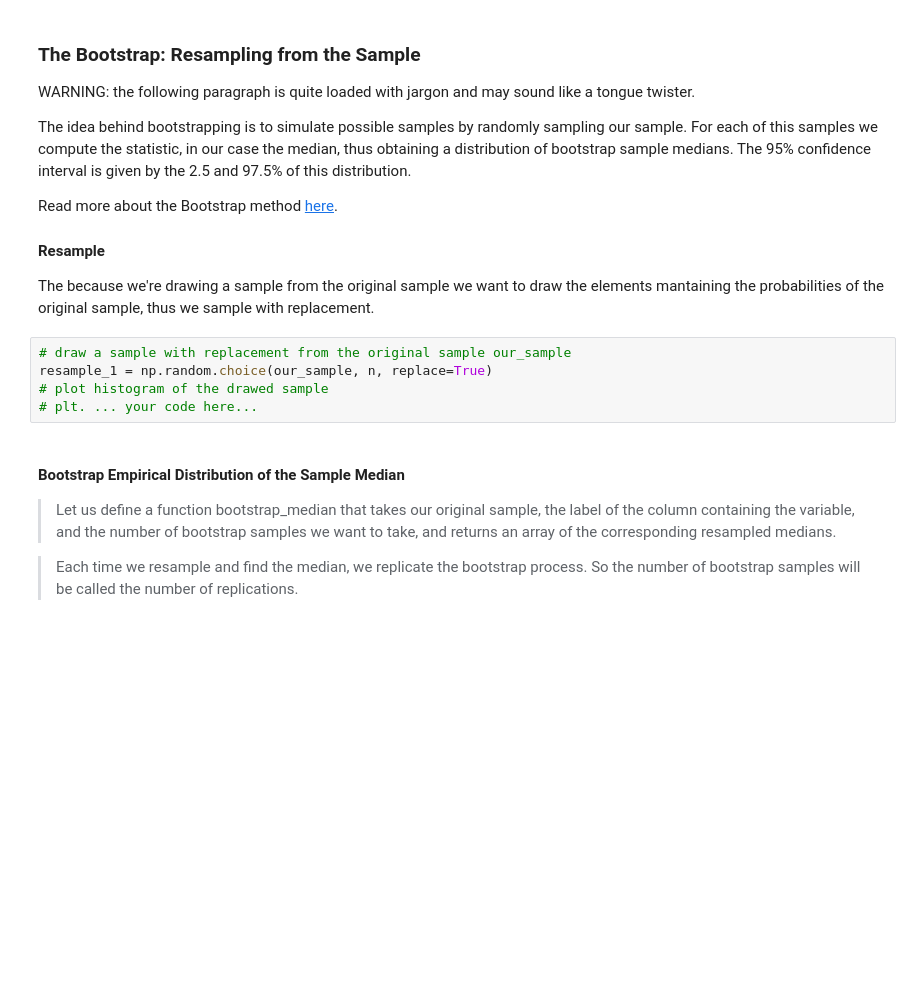
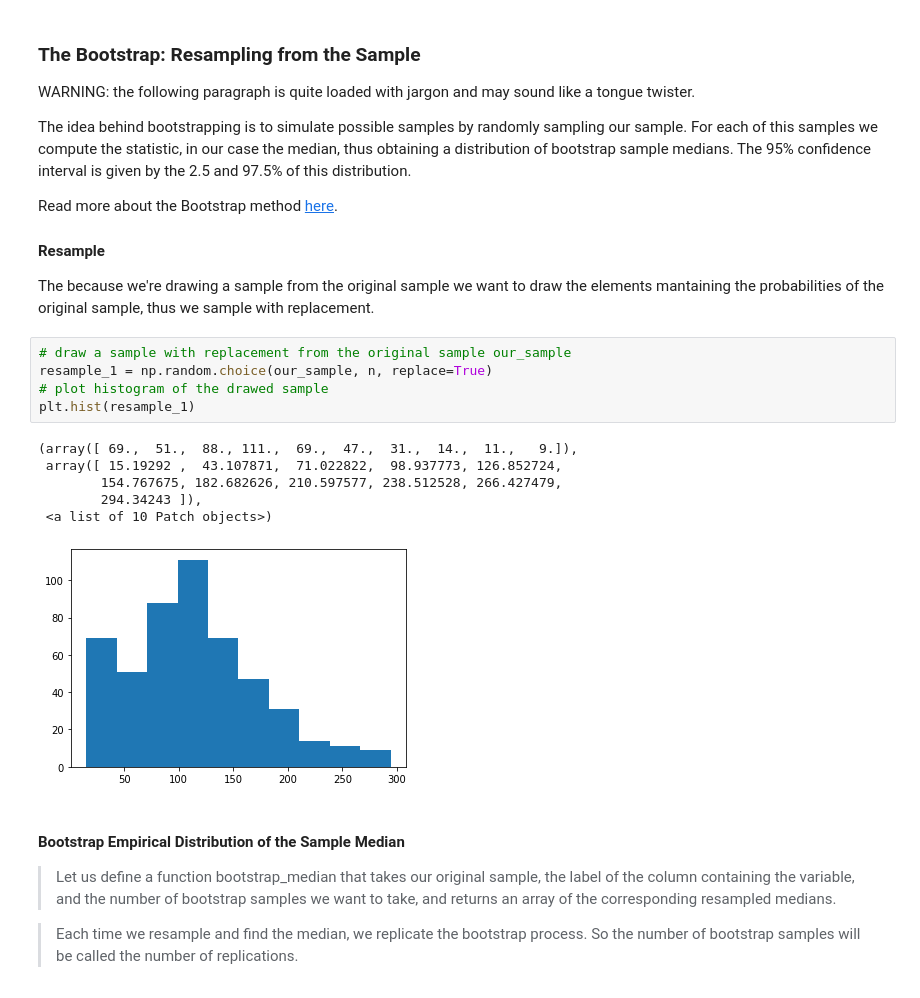
Before and after one commit to IsHaltEchtSo/LU_Stat, a Jupyter notebook: week2/week2_income_distribution-SF2015.ipynb, the cells around one changed output. Cells and saved outputs as stored; diff of their text form; blank space fills up the shorter version.

```diff
--- a/week2/week2_income_distribution-SF2015.ipynb
+++ b/week2/week2_income_distribution-SF2015.ipynb
@@ -222,8 +222,15 @@ The because we're drawing a sample from the original sample we want to draw the
 # %%
 # draw a sample with replacement from the original sample our_sample
 resample_1 = np.random.choice(our_sample, n, replace=True)
 # plot histogram of the drawed sample
-# plt. ... your code here...
+plt.hist(resample_1)
+# %% [output]
+(array([ 69.,  51.,  88., 111.,  69.,  47.,  31.,  14.,  11.,   9.]),
+ array([ 15.19292 ,  43.107871,  71.022822,  98.937773, 126.852724,
+        154.767675, 182.682626, 210.597577, 238.512528, 266.427479,
+        294.34243 ]),
+ <a list of 10 Patch objects>)
+[figure, added]
 # %% [markdown]
 #### Bootstrap Empirical Distribution of the Sample Median
 
```
Also changed, not shown: parts of 9 cells of this notebook.
